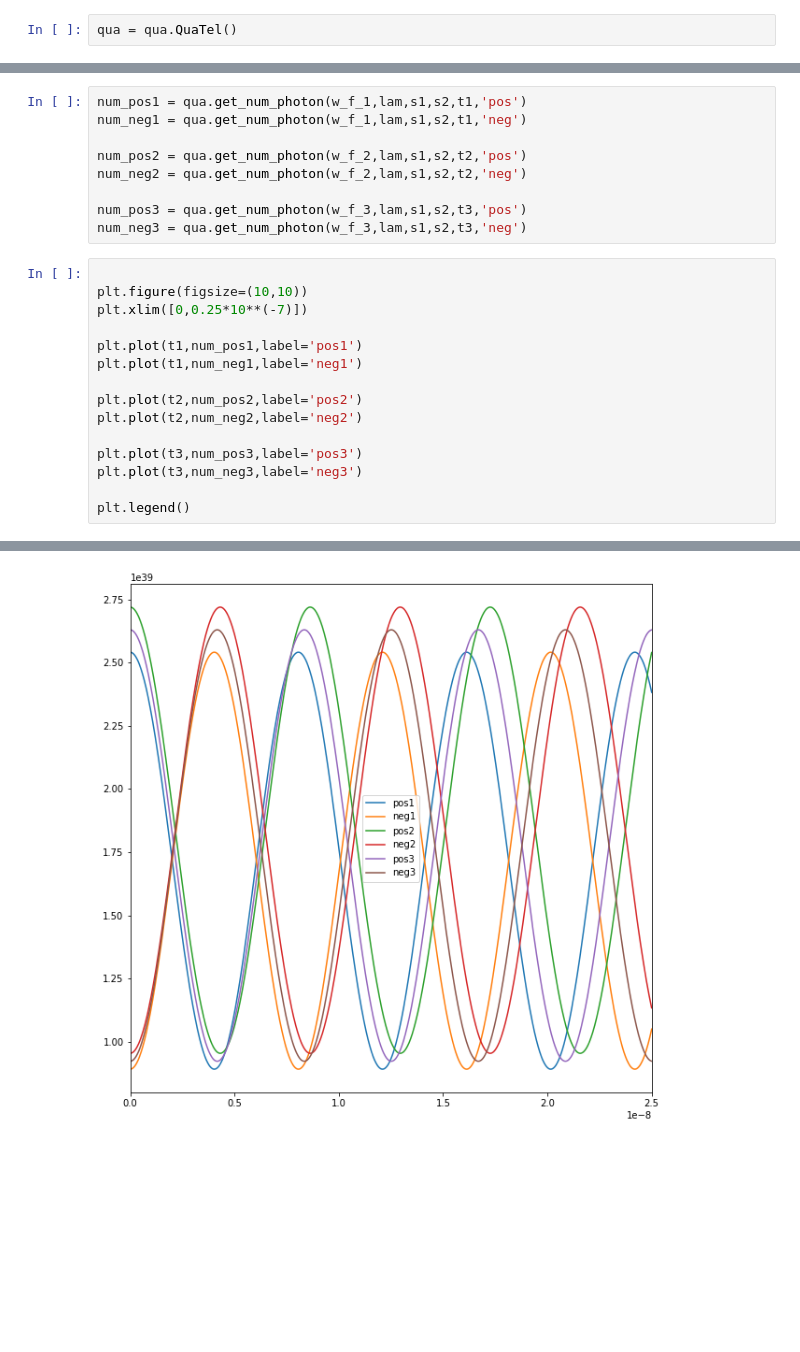
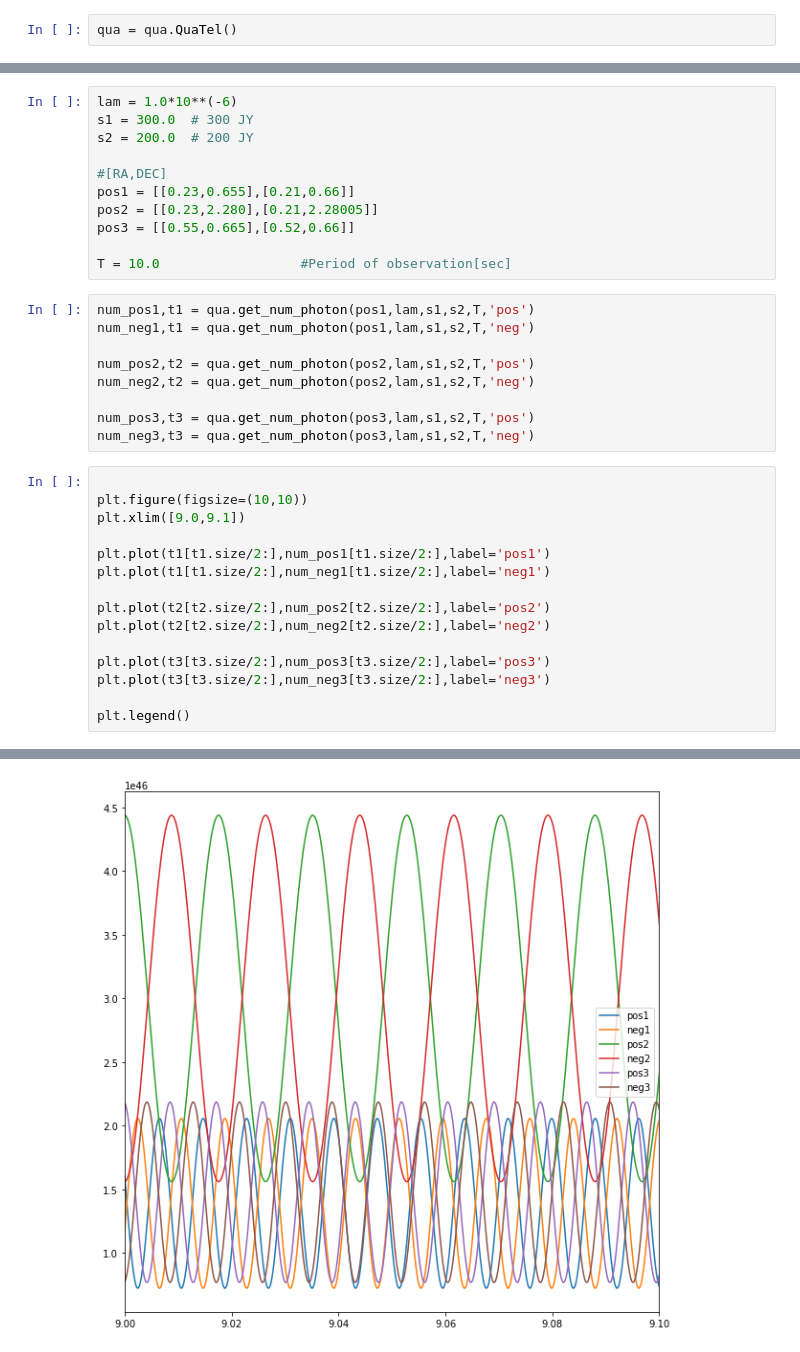
Before and after one commit to zhichen3/QA-sim, a Jupyter notebook: notebook/Test.ipynb, the cells around one changed output, grey strips where cells are left out. Cells and saved outputs as stored; diff of their text form; blank space fills up the shorter version.

```diff
--- a/notebook/Test.ipynb
+++ b/notebook/Test.ipynb
@@ -43,27 +10,38 @@ t3 = np.linspace(0.0,0.00001,n3)
+# %%
+lam = 1.0*10**(-6)
+s1 = 300.0  # 300 JY
+s2 = 200.0  # 200 JY
+
+#[RA,DEC]
+pos1 = [[0.23,0.655],[0.21,0.66]]
+pos2 = [[0.23,2.280],[0.21,2.28005]]
+pos3 = [[0.55,0.665],[0.52,0.66]]
+
+T = 10.0                  #Period of observation[sec]
 # %%
-num_pos1 = qua.get_num_photon(w_f_1,lam,s1,s2,t1,'pos')
-num_neg1 = qua.get_num_photon(w_f_1,lam,s1,s2,t1,'neg')
+num_pos1,t1 = qua.get_num_photon(pos1,lam,s1,s2,T,'pos')
+num_neg1,t1 = qua.get_num_photon(pos1,lam,s1,s2,T,'neg')
 
-num_pos2 = qua.get_num_photon(w_f_2,lam,s1,s2,t2,'pos')
-num_neg2 = qua.get_num_photon(w_f_2,lam,s1,s2,t2,'neg')
+num_pos2,t2 = qua.get_num_photon(pos2,lam,s1,s2,T,'pos')
+num_neg2,t2 = qua.get_num_photon(pos2,lam,s1,s2,T,'neg')
 
-num_pos3 = qua.get_num_photon(w_f_3,lam,s1,s2,t3,'pos')
-num_neg3 = qua.get_num_photon(w_f_3,lam,s1,s2,t3,'neg')
+num_pos3,t3 = qua.get_num_photon(pos3,lam,s1,s2,T,'pos')
+num_neg3,t3 = qua.get_num_photon(pos3,lam,s1,s2,T,'neg')
 # %%
 
 plt.figure(figsize=(10,10))
-plt.xlim([0,0.25*10**(-7)])
+plt.xlim([9.0,9.1])
 
-plt.plot(t1,num_pos1,label='pos1')
-plt.plot(t1,num_neg1,label='neg1')
+plt.plot(t1[t1.size/2:],num_pos1[t1.size/2:],label='pos1')
+plt.plot(t1[t1.size/2:],num_neg1[t1.size/2:],label='neg1')
 
-plt.plot(t2,num_pos2,label='pos2')
-plt.plot(t2,num_neg2,label='neg2')
+plt.plot(t2[t2.size/2:],num_pos2[t2.size/2:],label='pos2')
+plt.plot(t2[t2.size/2:],num_neg2[t2.size/2:],label='neg2')
 
-plt.plot(t3,num_pos3,label='pos3')
-plt.plot(t3,num_neg3,label='neg3')
+plt.plot(t3[t3.size/2:],num_pos3[t3.size/2:],label='pos3')
+plt.plot(t3[t3.size/2:],num_neg3[t3.size/2:],label='neg3')
 
 plt.legend()
 # %% [output]
 <matplotlib.legend.Legend at 0x...>
-[figure, old version]
+[figure, new version]
```
Also changed, not shown: parts of 2 cells of this notebook, 1 other file.
